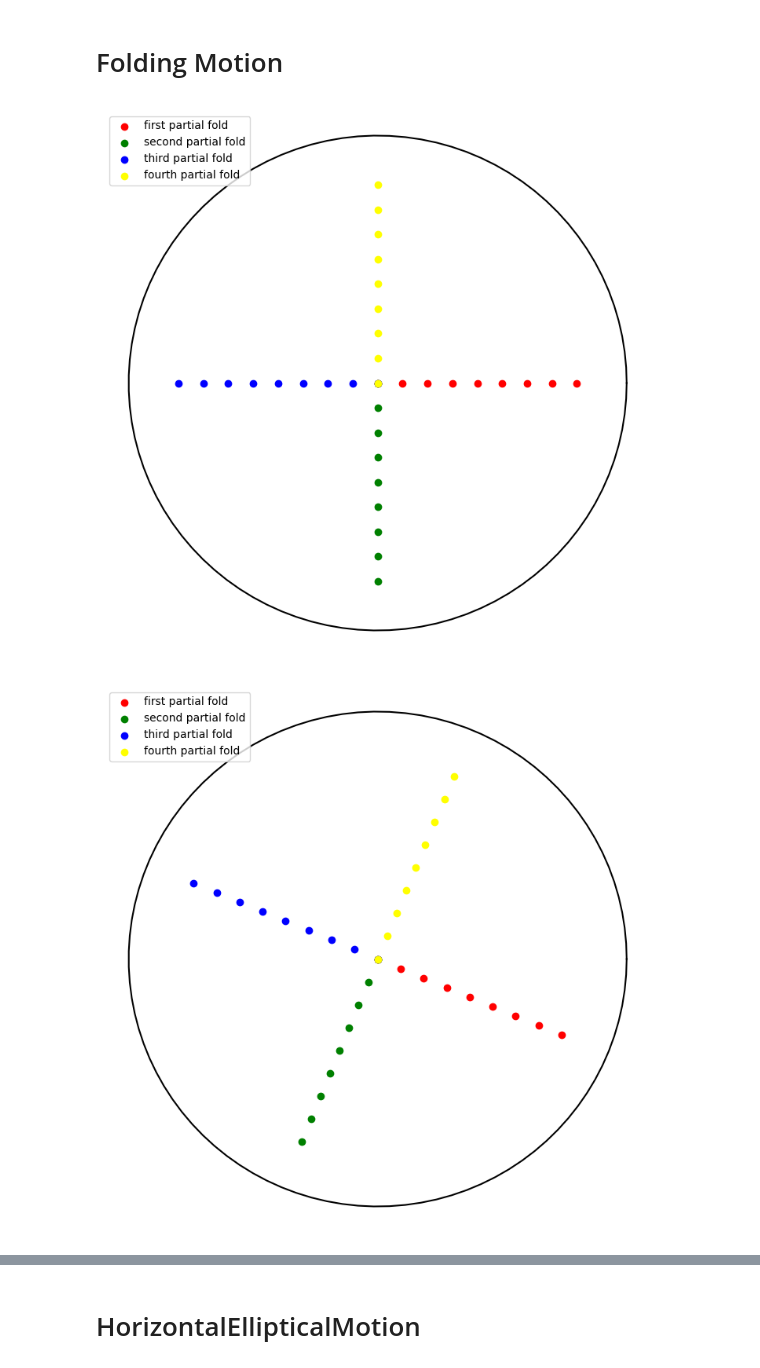
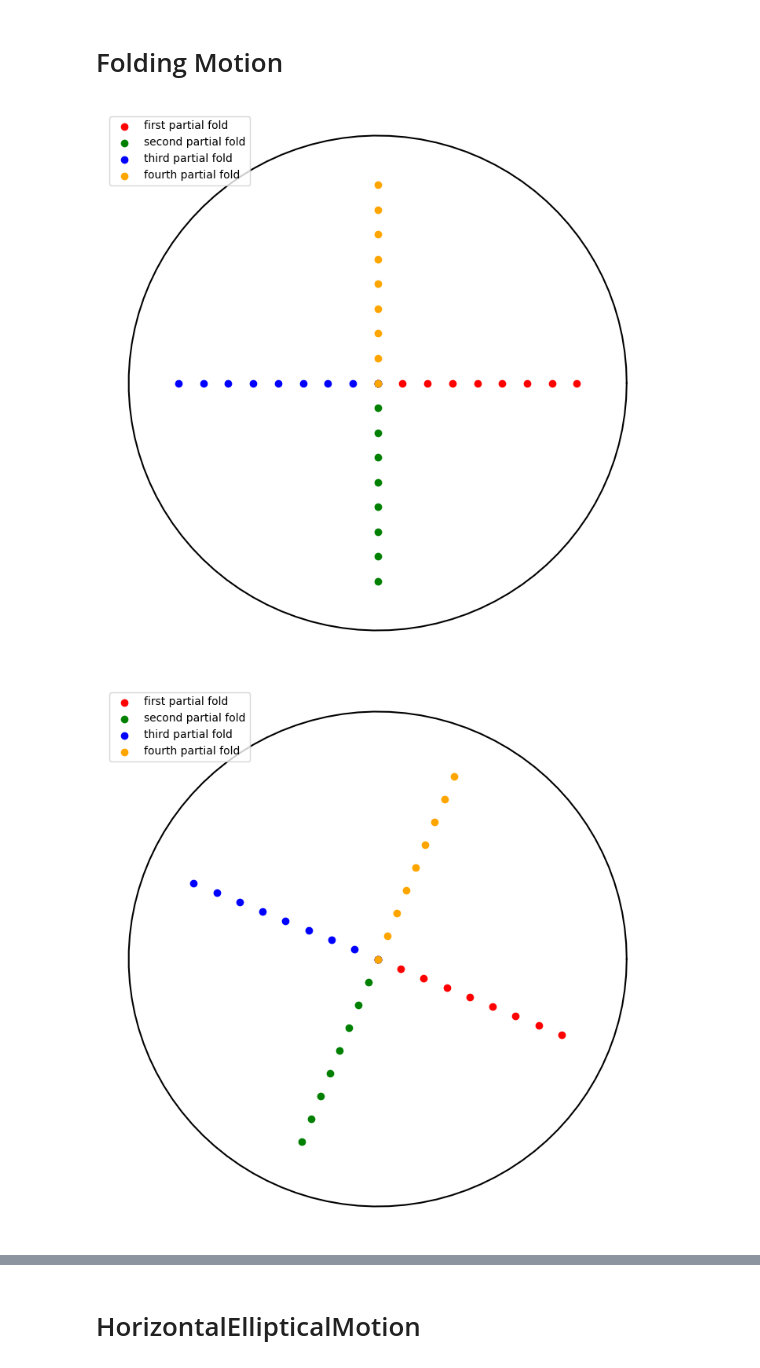
Before and after one commit to Food-Ninja/MixingIngredients, a Jupyter notebook: ipynb/motion.ipynb, the cells around one changed output, grey strips where cells are left out. Cells and saved outputs as stored; diff of their text form; code cells hidden in the pictures.

```diff
--- a/ipynb/motion.ipynb
+++ b/ipynb/motion.ipynb
@@ -103,29 +115,29 @@ plt.show()
 line_start = x_start + radius_upper * np.cos(0)
 line = np.linspace([x_start, line_start], [x_start, y_start], num=10)
 # %%
-colors = ["red", "green", "blue", "yellow"]
+colors = ["red", "green", "blue", "orange"]
 labels = ["first partial fold", "second partial fold", "third partial fold", "fourth partial fold"]
 for x in range(4):
     plt.figure(figsize=(9, 9))
     plt.plot(x_circle, y_circle, color="black")
     radian_shift1 = np.radians(22.5)
     radian_shift2 = np.radians(90.0)
     rotation_matrix = np.array([[np.cos(radian_shift1), -np.sin(radian_shift1)],
                                 [np.sin(radian_shift1), np.cos(radian_shift1)]])
 
     rotation_matrix2 = np.array([[np.cos(radian_shift2), -np.sin(radian_shift2)],
                                  [np.sin(radian_shift2), np.cos(radian_shift2)]])
 
     for y in range(4):
         line = line @ rotation_matrix2
         plt.scatter(line[:, 0][1:], line[:, 1][1:], color=colors[y], marker='o', label=labels[y])
     line = line @ rotation_matrix
 
     plt.axis('off')
     plt.legend()
 
     plt.savefig(f"../plots/folding{x}.png", bbox_inches = 'tight', pad_inches = 0)
     plt.show()
 # %% [output]
-[figure, old version]
+[figure, new version]
-[figure, old version]
+[figure, new version]
```
Also changed, not shown: parts of 6 cells of this notebook, 7 other files.
